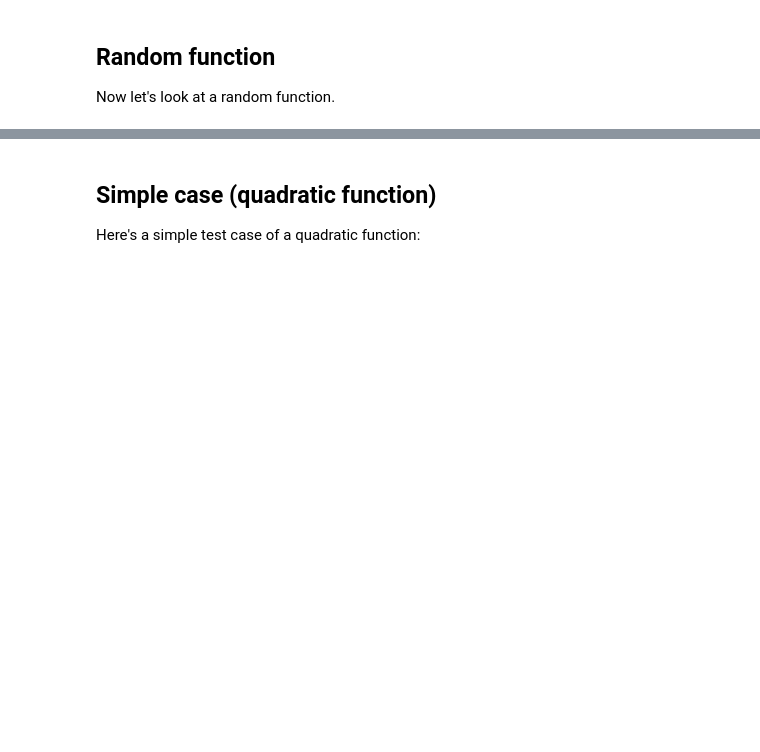
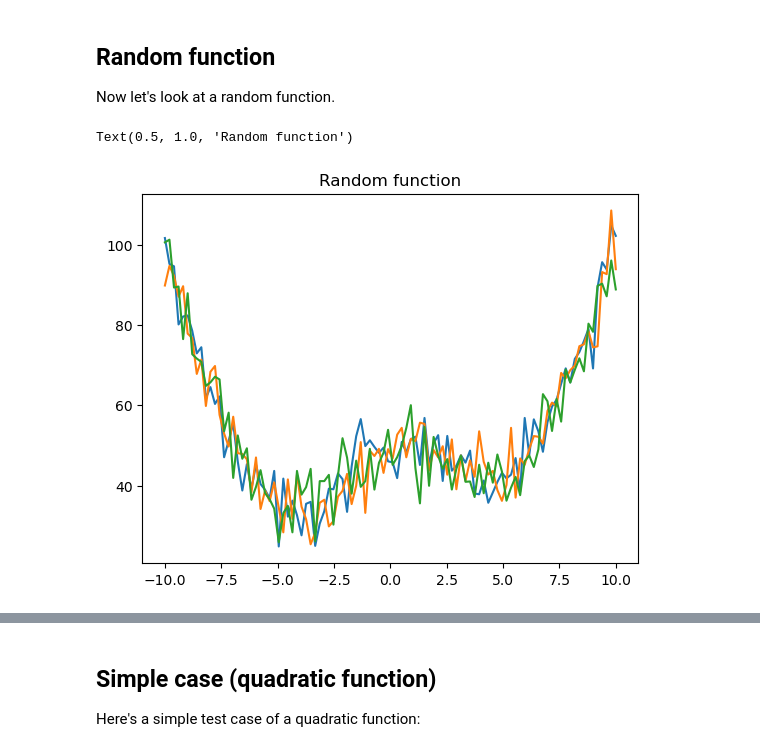
Before and after one commit to davidlibland/rank_hpo, a Jupyter notebook: notebooks/demo.ipynb, the cells around one changed output, grey strips where cells are left out. Cells and saved outputs as stored; diff of their text form; code cells hidden in the pictures; blank space fills up the shorter version.

```diff
--- a/notebooks/demo.ipynb
+++ b/notebooks/demo.ipynb
@@ -199,10 +203,14 @@ AssertionError: Stop here.
 Now let's look at a random function.
 # %%
 def function(x: torch.Tensor):
-    return (x**2)+50*np.exp(-(x-.5)**2/20)+5*np.random.normal(size=x.shape)
+    return (x**2)+50*torch.exp(-(x-.5)**2/20)+5*torch.randn(size=x.shape).to(x)
 # %%
-plt.plot(np.linspace(-10, 10), function(np.linspace(-10, 10)))
-plt.plot(np.linspace(-10, 10), function(np.linspace(-10, 10)))
-plt.plot(np.linspace(-10, 10), function(np.linspace(-10, 10)))
+x_lin = torch.linspace(-10, 10, 100)
+plt.plot(x_lin, function(x_lin))
+plt.plot(x_lin, function(x_lin))
+plt.plot(x_lin, function(x_lin))
 plt.title("Random function")
+# %% [output]
+Text(0.5, 1.0, 'Random function')
+[figure, added]
 # %%
```
Also changed, not shown: parts of 17 cells of this notebook, 6 other files.
